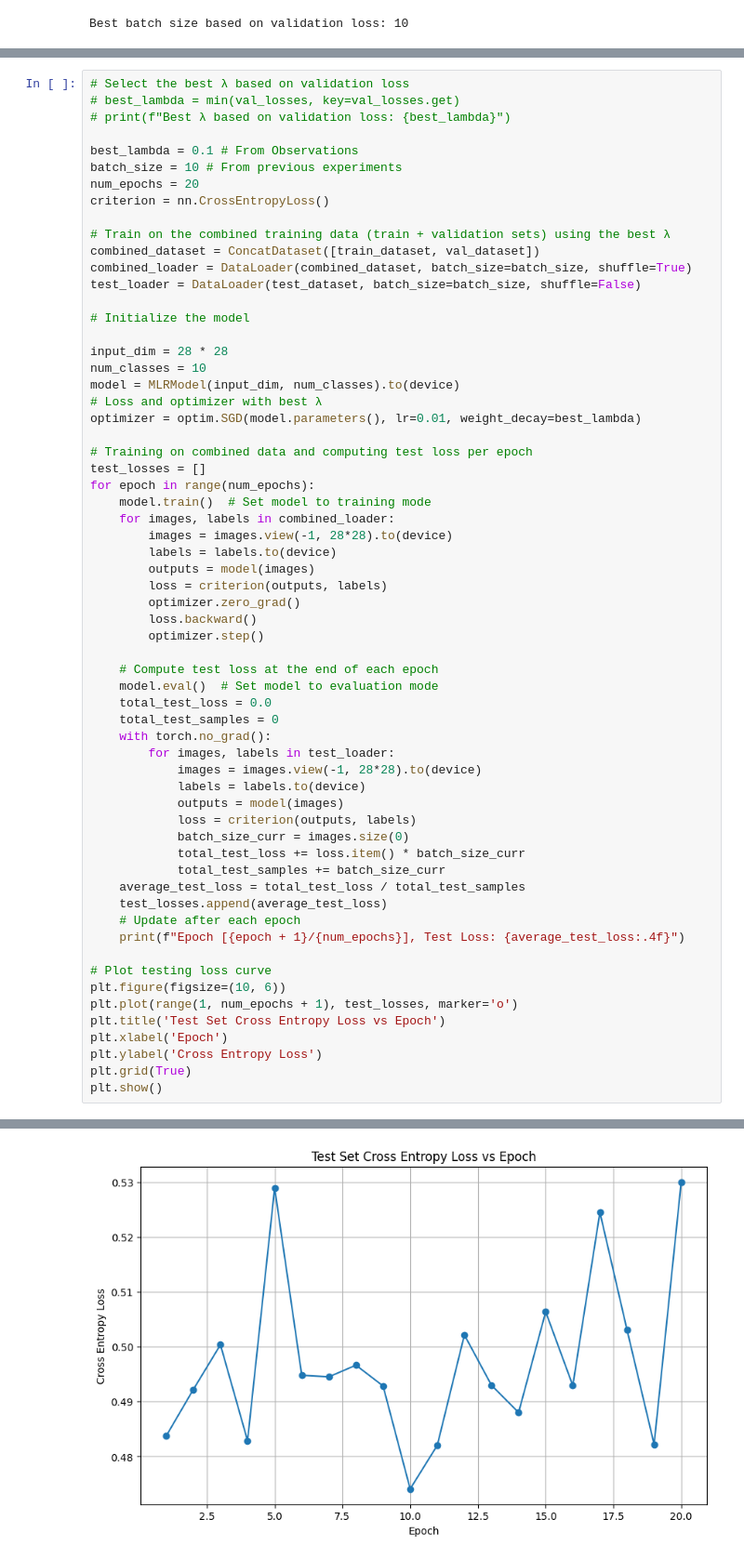
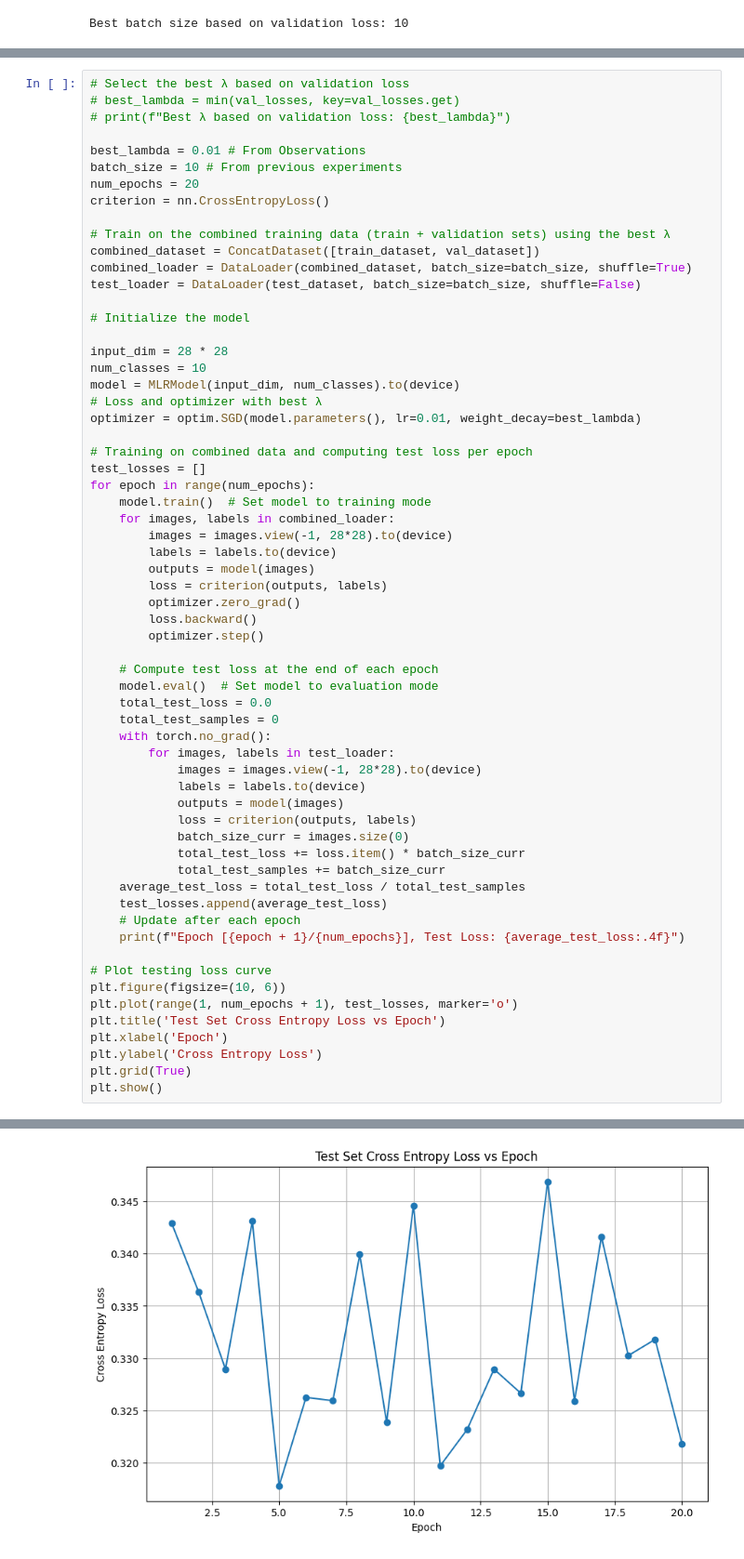
Before and after one commit to SonjoyKP/multi-class-logistic-regression, a Jupyter notebook: MLR.ipynb, the cells around one changed output, grey strips where cells are left out. Shown at 93% size. Saved outputs shown, nothing was run; the diff lists cells and outputs as text.

Commit message:
Lambda 0.01 test set

```diff
--- a/MLR.ipynb
+++ b/MLR.ipynb
@@ -355,7 +355,7 @@ Epoch [20/20], Training Loss: 1.1245, Validation Loss: 1.0132
 # best_lambda = min(val_losses, key=val_losses.get)
 # print(f"Best λ based on validation loss: {best_lambda}")
 
-best_lambda = 0.1 # From Observations
+best_lambda = 0.01 # From Observations
 batch_size = 10 # From previous experiments
 num_epochs = 20
 criterion = nn.CrossEntropyLoss()
@@ -436 +436 @@ Epoch [20/20], Test Loss: 0.5300
-[figure, old version]
+[figure, new version]
```
Also changed, not shown: parts of 1 cell of this notebook.
